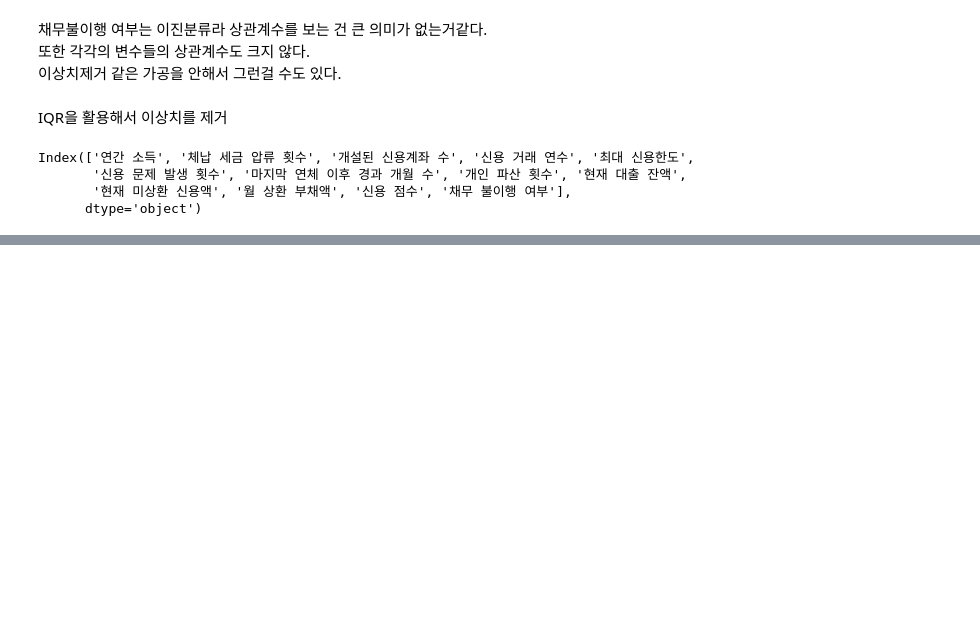
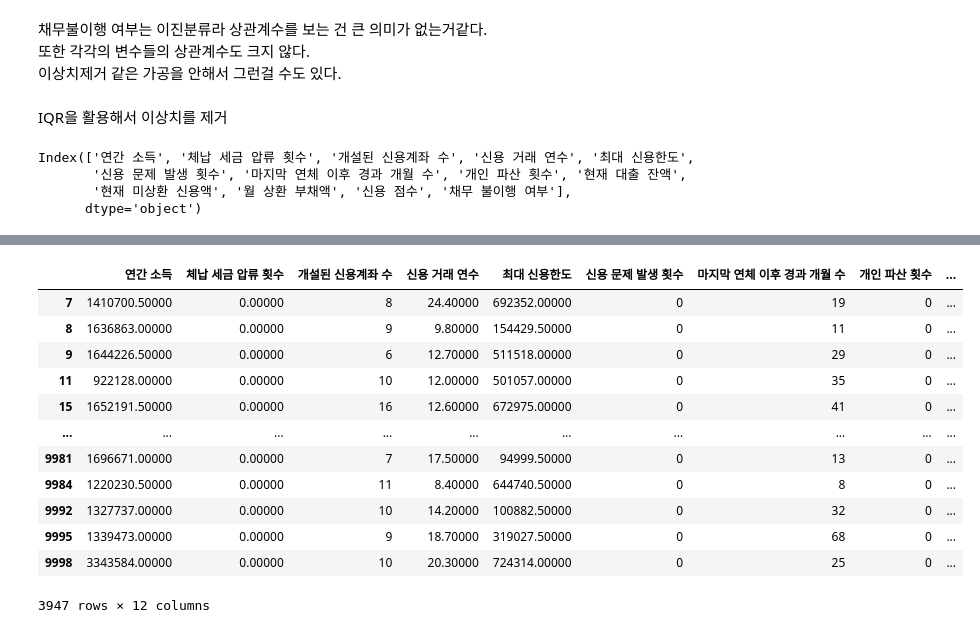
Before and after one commit to jayiuk/default-pred, a Jupyter notebook: eda_data.ipynb, the cells around one changed output, grey strips where cells are left out. Saved outputs shown, nothing was run; the diff lists cells and outputs as text; code cells hidden in the pictures; blank space fills up the shorter version.

Commit message:
trying delete outlier

```diff
--- a/eda_data.ipynb
+++ b/eda_data.ipynb
@@ -1,6 +1,8 @@
 # %%
 import pandas as pd
 import numpy as np
+# %%
+pd.options.display.float_format = '{:.5f}'.format
 # %%
 traind = pd.read_csv('train.csv')
 # %%
@@ -184,0 +209,18 @@ train_num_iqr.describe()
+# %%
+from deloutlier import DelOutlier
+train_nooutlier = DelOutlier(train_num_iqr)
+train_nooutlier
+# %% [output]
+|  | 연간 소득 | 체납 세금 압류 횟수 | 개설된 신용계좌 수 | 신용 거래 연수 | 최대 신용한도 | 신용 문제 발생 횟수 | 마지막 연체 이후 경과 개월 수 | 개인 파산 횟수 | ... |
+| 7 | 1410700.50000 | 0.00000 | 8 | 24.40000 | 692352.00000 | 0 | 19 | 0 | ... |
+| 8 | 1636863.00000 | 0.00000 | 9 | 9.80000 | 154429.50000 | 0 | 11 | 0 | ... |
+| 9 | 1644226.50000 | 0.00000 | 6 | 12.70000 | 511518.00000 | 0 | 29 | 0 | ... |
+| 11 | 922128.00000 | 0.00000 | 10 | 12.00000 | 501057.00000 | 0 | 35 | 0 | ... |
+| 15 | 1652191.50000 | 0.00000 | 16 | 12.60000 | 672975.00000 | 0 | 41 | 0 | ... |
+| ... | ... | ... | ... | ... | ... | ... | ... | ... | ... |
+| 9981 | 1696671.00000 | 0.00000 | 7 | 17.50000 | 94999.50000 | 0 | 13 | 0 | ... |
+| 9984 | 1220230.50000 | 0.00000 | 11 | 8.40000 | 644740.50000 | 0 | 8 | 0 | ... |
+| 9992 | 1327737.00000 | 0.00000 | 10 | 14.20000 | 100882.50000 | 0 | 32 | 0 | ... |
+| 9995 | 1339473.00000 | 0.00000 | 9 | 18.70000 | 319027.50000 | 0 | 68 | 0 | ... |
+| 9998 | 3343584.00000 | 0.00000 | 10 | 20.30000 | 724314.00000 | 0 | 25 | 0 | ... |
+3947 rows × 12 columns
```
Also changed, not shown: parts of 9 cells of this notebook, 2 other files.
